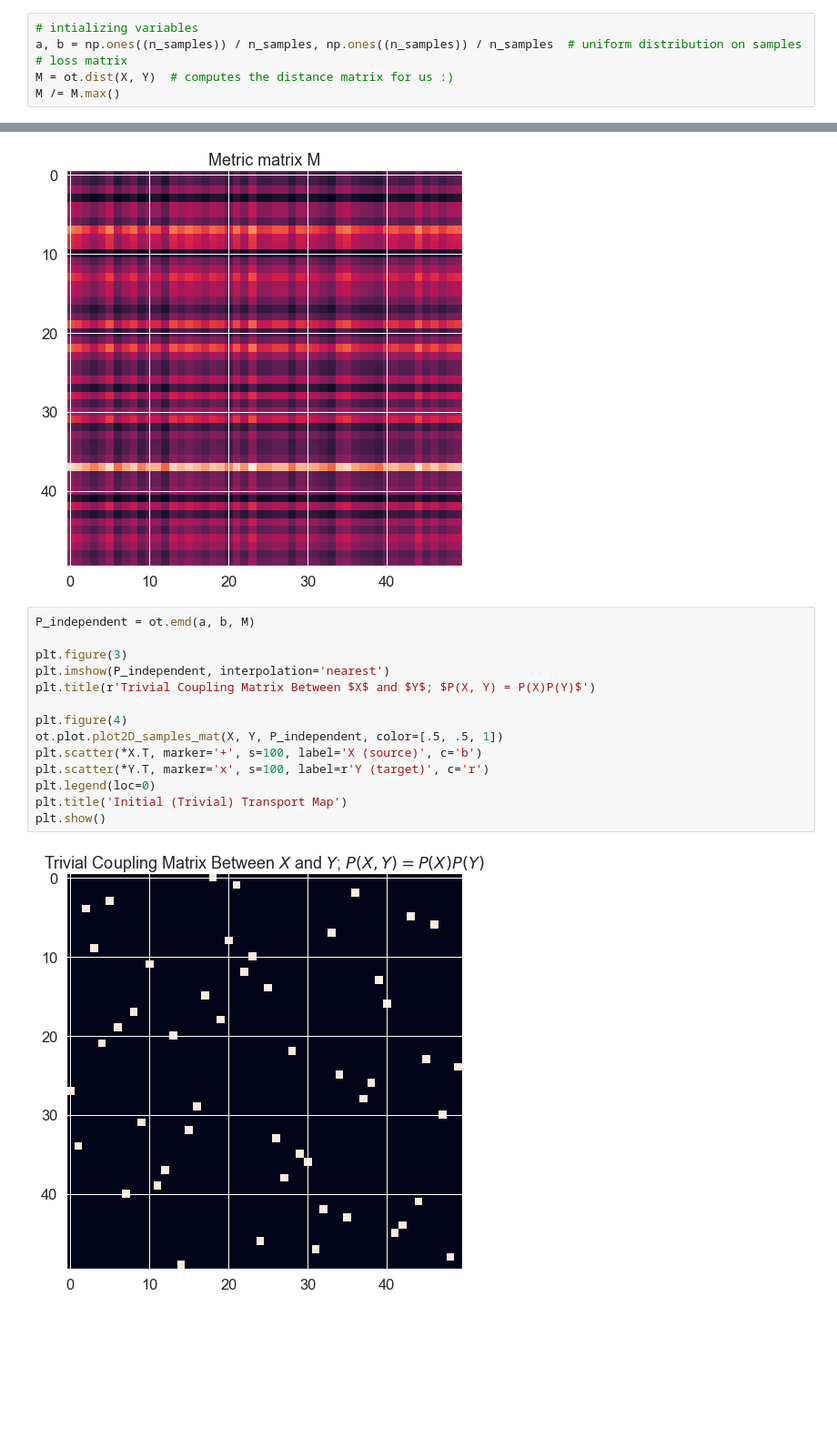
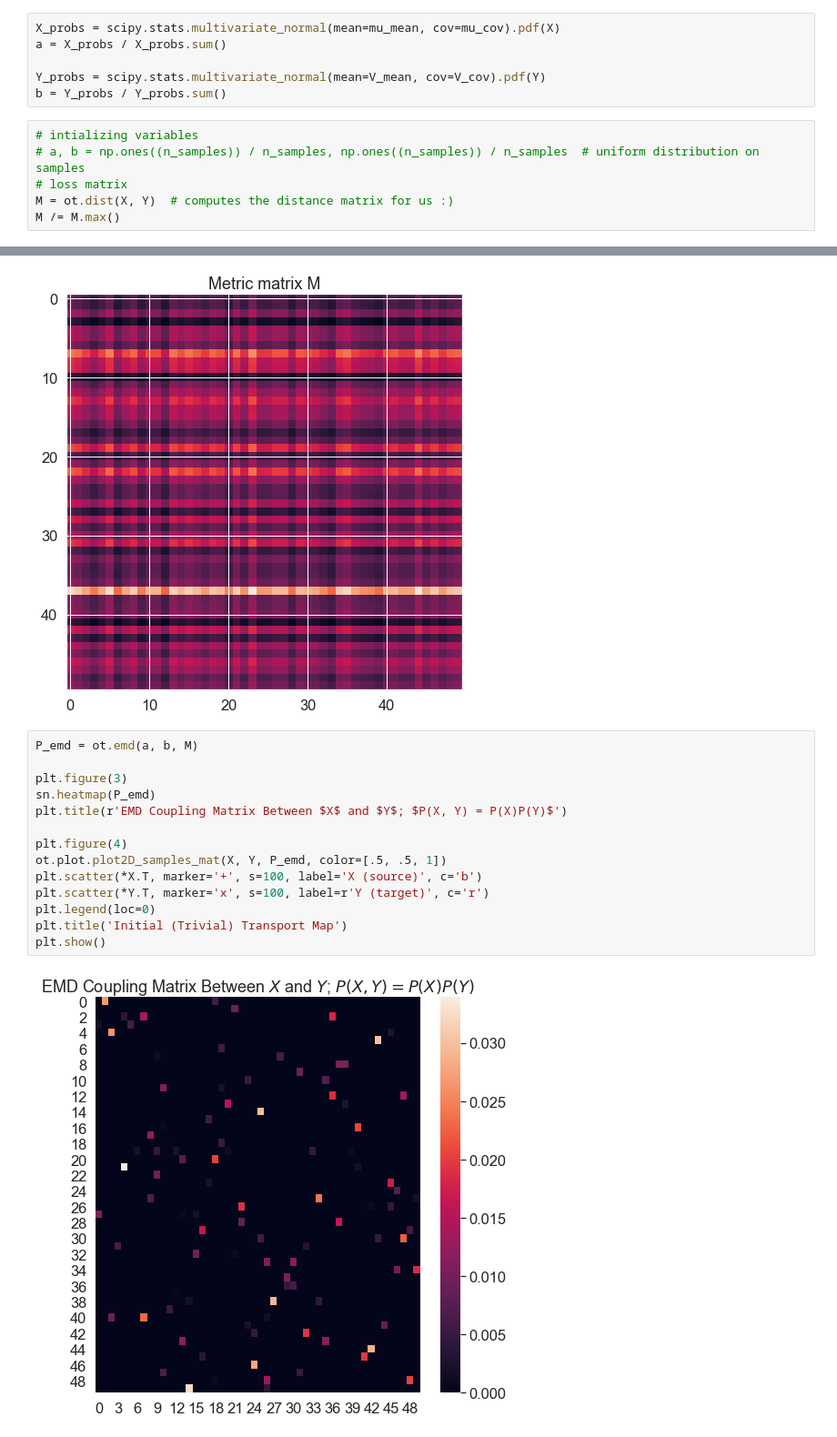
Before and after one commit to SeanKski/optimal-transport-primer, a Jupyter notebook: sinkhorn-gaussian-case.ipynb, the cells around one changed output, grey strips where cells are left out. Shown at 91% size. Cells and saved outputs as stored; diff of their text form; blank space fills up the shorter version.

```diff
--- a/sinkhorn-gaussian-case.ipynb
+++ b/sinkhorn-gaussian-case.ipynb
@@ -135,8 +143,14 @@ $\pi^{(\lambda)} = [(1-\lambda)id + \lambda T]_\# \pi^{(0)}$
 # %% [markdown]
 # Showing Sinkhorn with our Gaussian Using PyOT
+# %%
+X_probs = scipy.stats.multivariate_normal(mean=mu_mean, cov=mu_cov).pdf(X)
+a = X_probs / X_probs.sum()
+
+Y_probs = scipy.stats.multivariate_normal(mean=V_mean, cov=V_cov).pdf(Y)
+b = Y_probs / Y_probs.sum()
 # %%
 # intializing variables
-a, b = np.ones((n_samples)) / n_samples, np.ones((n_samples)) / n_samples  # uniform distribution on samples
+# a, b = np.ones((n_samples)) / n_samples, np.ones((n_samples)) / n_samples  # uniform distribution on samples
 # loss matrix
 M = ot.dist(X, Y)  # computes the distance matrix for us :)
 M /= M.max()
@@ -155,18 +169,18 @@ plt.show()
 [figure]
 [figure]
 # %%
-P_independent = ot.emd(a, b, M)
+P_emd = ot.emd(a, b, M)
 
 plt.figure(3)
-plt.imshow(P_independent, interpolation='nearest')
-plt.title(r'Trivial Coupling Matrix Between $X$ and $Y$; $P(X, Y) = P(X)P(Y)$')
+sn.heatmap(P_emd)
+plt.title(r'EMD Coupling Matrix Between $X$ and $Y$; $P(X, Y) = P(X)P(Y)$')
 
 plt.figure(4)
-ot.plot.plot2D_samples_mat(X, Y, P_independent, color=[.5, .5, 1])
+ot.plot.plot2D_samples_mat(X, Y, P_emd, color=[.5, .5, 1])
 plt.scatter(*X.T, marker='+', s=100, label='X (source)', c='b')
 plt.scatter(*Y.T, marker='x', s=100, label=r'Y (target)', c='r')
 plt.legend(loc=0)
 plt.title('Initial (Trivial) Transport Map')
 plt.show()
 # %% [output]
-[figure, old version]
+[figure, new version]
```
Also changed, not shown: parts of 10 cells of this notebook.
